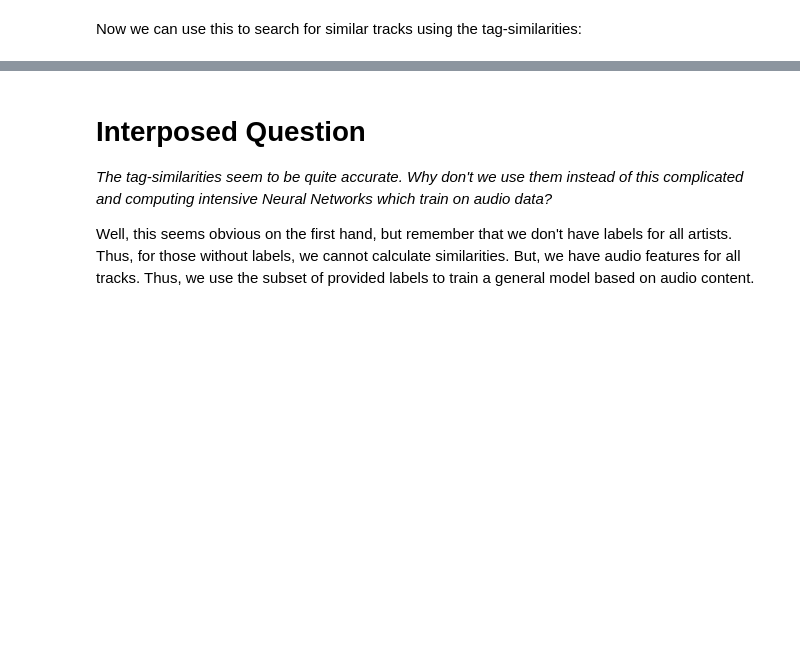
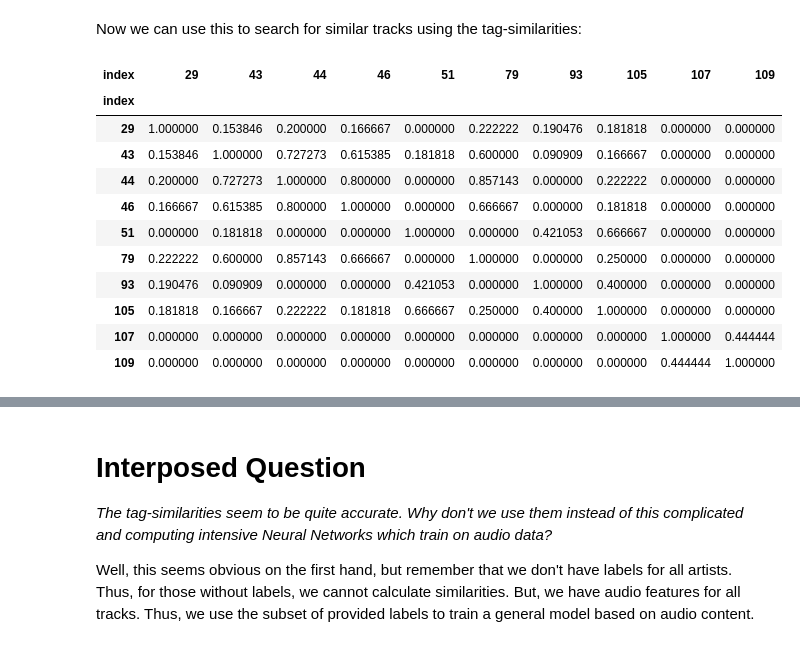
Before and after one commit to slychief/ismir2018_tutorial, a Jupyter notebook: Part 3c - Siamese Networks with Tag Similarity.ipynb, the cells around one changed output, grey strips where cells are left out. Saved outputs shown, nothing was run; the diff lists cells and outputs as text; code cells hidden in the pictures; blank space fills up the shorter version.

```diff
--- a/Part 3c - Siamese Networks with Tag Similarity.ipynb
+++ b/Part 3c - Siamese Networks with Tag Similarity.ipynb
@@ -219,19 +142,34 @@ genres_bin.sum(axis=0).sort_values(ascending=False)[:50].plot(kind="bar", figsiz
 # %% [markdown]
 As we can see, the "rock" genre is the most dominating one. Thus, providing this label to a track does not add more relevant information to it to distinguish it from other tracks. The term "romantic" on the other hand is less frequent which makes it more discrimitative.
 # %%
-tf            = genres_bin.sum(axis=0)
-idf           = np.log(genres_bin.shape[0] / tf)
-genres_tf_idf = genres_bin / idf
+tf            = labels.sum(axis=0)
+idf           = np.log(labels.shape[0] / tf)
+labels_tf_idf = labels / idf
 # %% [markdown]
 Based on this rescaled label weights, we can calculate the tag-based similarties between all pairs of tracks. We will use the Dice metric
 # %%
 # the pdist function calculates all pairwise distances
-dists = pdist(genres_tf_idf, 'dice')
+dists = pdist(labels_tf_idf, 'dice')
 
 # pdist returns a list of results. We use the squareform function to convert this into a symmetric matrix
 tag_based_track_similarities = pd.DataFrame((1 - squareform(dists)),
-                                            index   = genres_tf_idf.index,
-                                            columns = genres_tf_idf.index)
+                                            index   = labels_tf_idf.index,
+                                            columns = labels_tf_idf.index)
 # %% [markdown]
 Now we can use this to search for similar tracks using the tag-similarities:
+# %%
+tag_based_track_similarities.iloc[:10,:10]
+# %% [output]
+| index | 29 | 43 | 44 | 46 | 51 | 79 | 93 | 105 | 107 | 109 |
+| index |  |  |  |  |  |  |  |  |  |  |
+| 29 | 1.000000 | 0.153846 | 0.200000 | 0.166667 | 0.000000 | 0.222222 | 0.190476 | 0.181818 | 0.000000 | 0.000000 |
+| 43 | 0.153846 | 1.000000 | 0.727273 | 0.615385 | 0.181818 | 0.600000 | 0.090909 | 0.166667 | 0.000000 | 0.000000 |
+| 44 | 0.200000 | 0.727273 | 1.000000 | 0.800000 | 0.000000 | 0.857143 | 0.000000 | 0.222222 | 0.000000 | 0.000000 |
+| 46 | 0.166667 | 0.615385 | 0.800000 | 1.000000 | 0.000000 | 0.666667 | 0.000000 | 0.181818 | 0.000000 | 0.000000 |
+| 51 | 0.000000 | 0.181818 | 0.000000 | 0.000000 | 1.000000 | 0.000000 | 0.421053 | 0.666667 | 0.000000 | 0.000000 |
+| 79 | 0.222222 | 0.600000 | 0.857143 | 0.666667 | 0.000000 | 1.000000 | 0.000000 | 0.250000 | 0.000000 | 0.000000 |
+| 93 | 0.190476 | 0.090909 | 0.000000 | 0.000000 | 0.421053 | 0.000000 | 1.000000 | 0.400000 | 0.000000 | 0.000000 |
+| 105 | 0.181818 | 0.166667 | 0.222222 | 0.181818 | 0.666667 | 0.250000 | 0.400000 | 1.000000 | 0.000000 | 0.000000 |
+| 107 | 0.000000 | 0.000000 | 0.000000 | 0.000000 | 0.000000 | 0.000000 | 0.000000 | 0.000000 | 1.000000 | 0.444444 |
+| 109 | 0.000000 | 0.000000 | 0.000000 | 0.000000 | 0.000000 | 0.000000 | 0.000000 | 0.000000 | 0.444444 | 1.000000 |
 # %%
```
Also changed, not shown: parts of 68 cells of this notebook, 1 other file.
